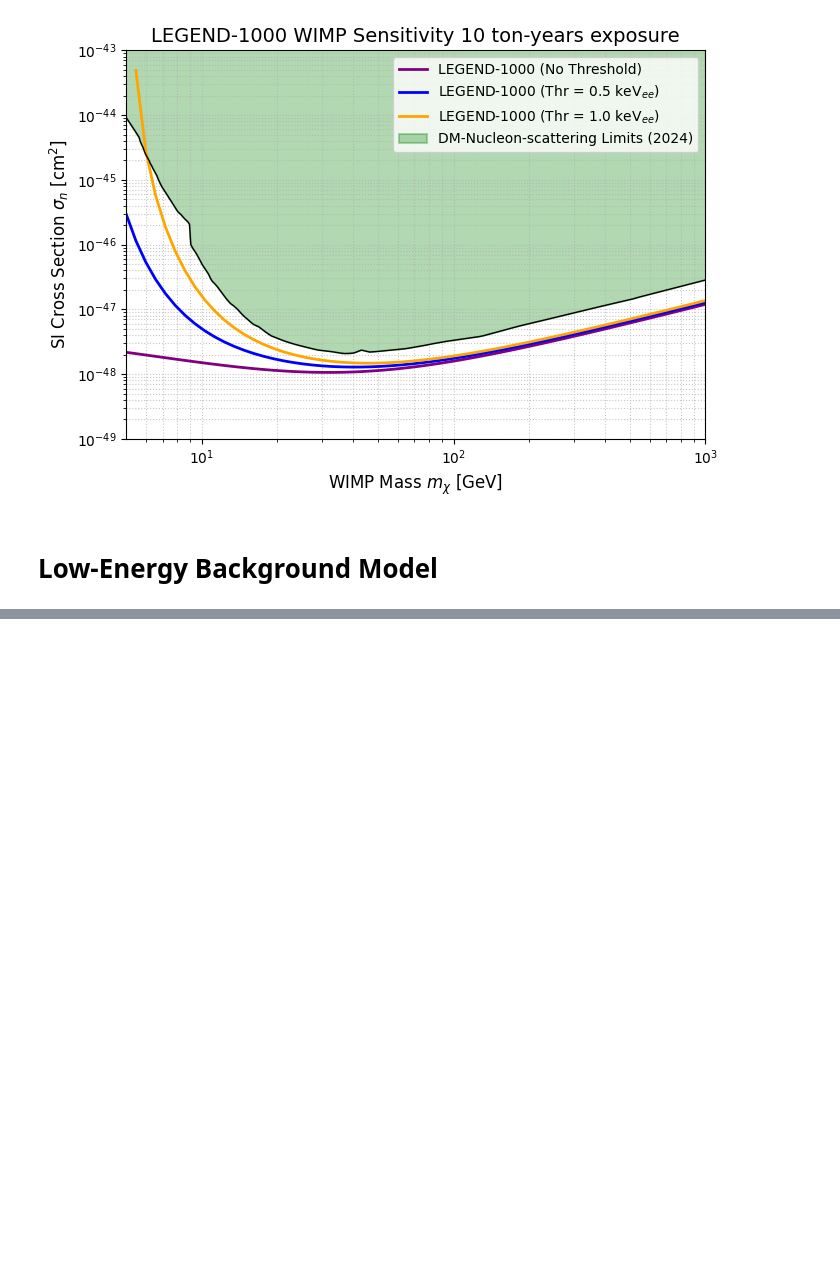
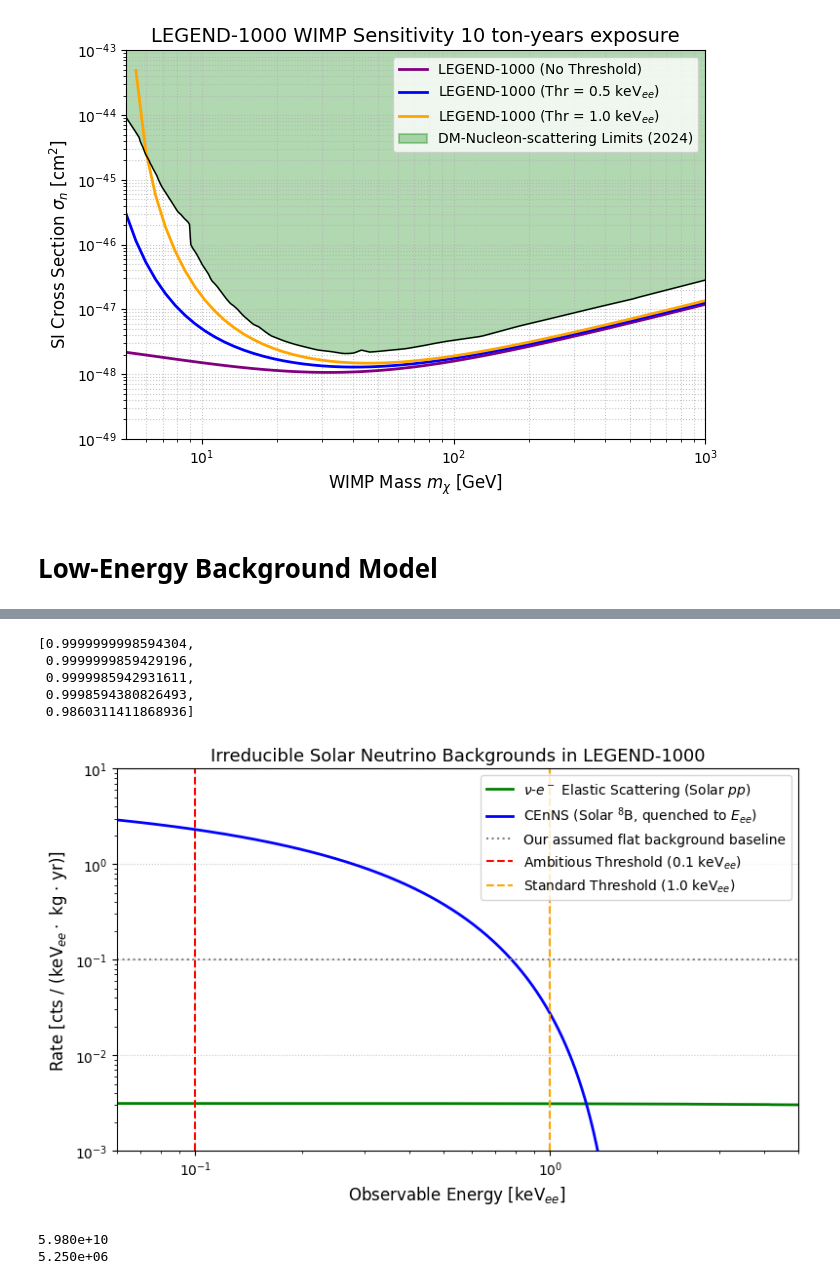
Before and after one commit to tiagocamison/WIMP-LEGEND, a Jupyter notebook: WIMP_O1_spectrum.ipynb, the cells around one changed output, grey strips where cells are left out. Cells and saved outputs as stored; diff of their text form; code cells hidden in the pictures; blank space fills up the shorter version.

```diff
--- a/WIMP_O1_spectrum.ipynb
+++ b/WIMP_O1_spectrum.ipynb
@@ -1113,0 +1417,43 @@ if __name__ == "__main__":
+# %%
+[helm_form_factor(E_i * 1e-3) for E_i in [1, 10, 100, 1e3, 1e4]] # Basically 1, we can ignore this for solar neutrinos
+# %% [output]
+[0.9999999998594304,
+ 0.9999999859429196,
+ 0.9999985942931611,
+ 0.9998594380826493,
+ 0.9860311411868936]
+# %%
+plt.figure(figsize=(8, 5))
+
+# Plot nu-e ES (electron recoil)
+plt.plot(T_ee_grid, rate_ES/1000, color='green', lw=2, label=r'$\nu$-$e^-$ Elastic Scattering (Solar $pp$)')
+
+# Plot CEnNS (quenched nuclear recoil)
+# Mask valid energies to avoid interpolation artifacts near zero
+mask = (T_ee_from_CEnNS > 0.05) & (T_ee_from_CEnNS < 5.0)
+plt.plot(T_ee_from_CEnNS[mask], rate_CEnNS_ee[mask]/1000, color='blue', lw=2,
+         label=r'CEnNS (Solar $^8$B, quenched to $E_{ee}$)')
+
+plt.axhline(0.1, color='gray', linestyle=':', label='Our assumed flat background baseline')
+plt.axvline(0.1, color='red', linestyle='--', label='Ambitious Threshold (0.1 keV$_{ee}$)')
+plt.axvline(1.0, color='orange', linestyle='--', label='Standard Threshold (1.0 keV$_{ee}$)')
+
+plt.xlabel('Observable Energy [keV$_{ee}$]', fontsize=12)
+plt.ylabel('Rate [cts / (keV$_{ee} \cdot$ kg $\cdot$ yr)]', fontsize=12)
+plt.yscale('log')
+plt.xscale('log')
+plt.xlim(0.06, 5)
+plt.ylim(1e-3, 10)
+plt.title('Irreducible Solar Neutrino Backgrounds in LEGEND-1000', fontsize=13)
+plt.legend(fontsize=10)
+plt.grid(True, ls=':', alpha=0.7)
+plt.tight_layout()
+plt.show()
+# %% [output]
+[figure, added]
+# %%
+print(f"{np.trapz(flux_pp(E_nu_grid), E_nu_grid):.3e}")
+print(f"{np.trapz(flux_B8(E_nu_grid), E_nu_grid):.3e}")
+# %% [output]
+5.980e+10
+5.250e+06
```
Also changed, not shown: parts of 6 cells of this notebook.
